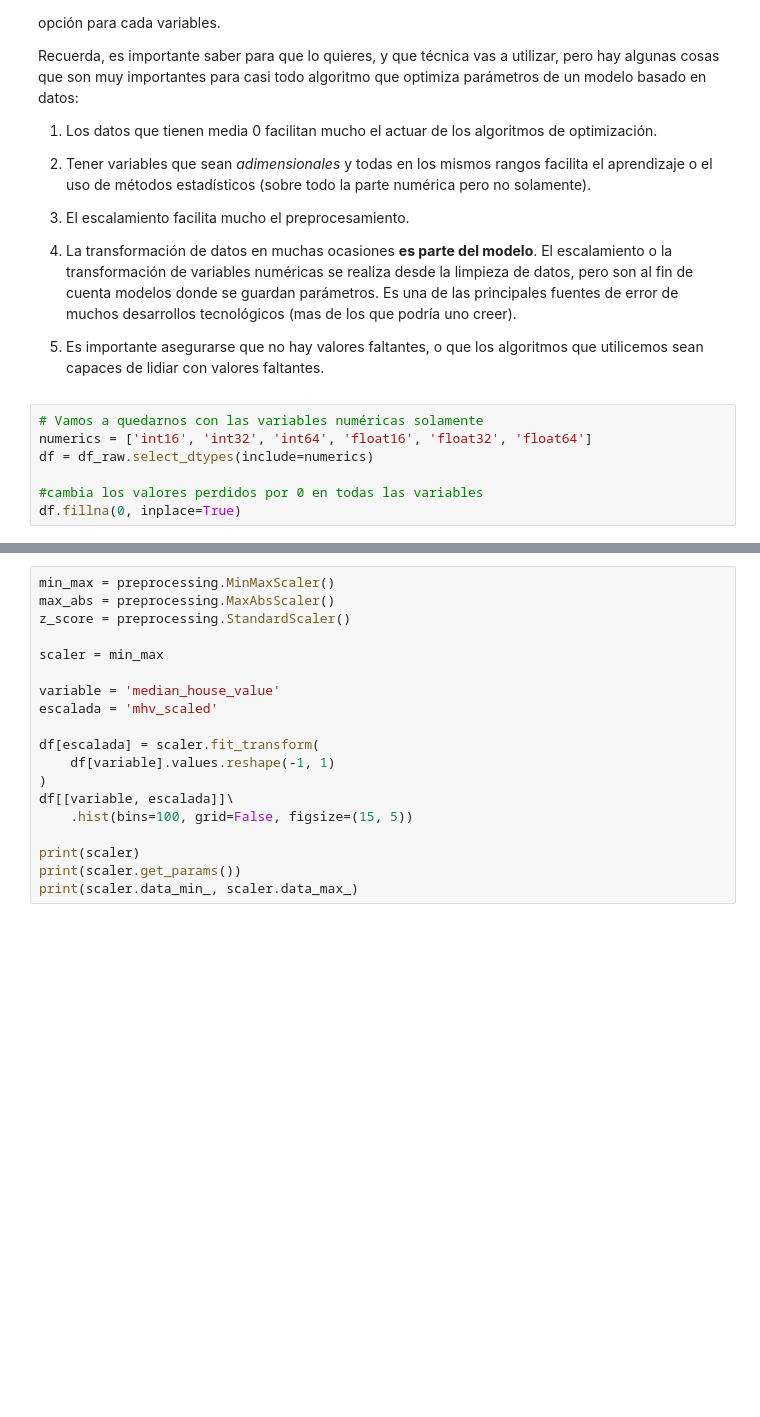
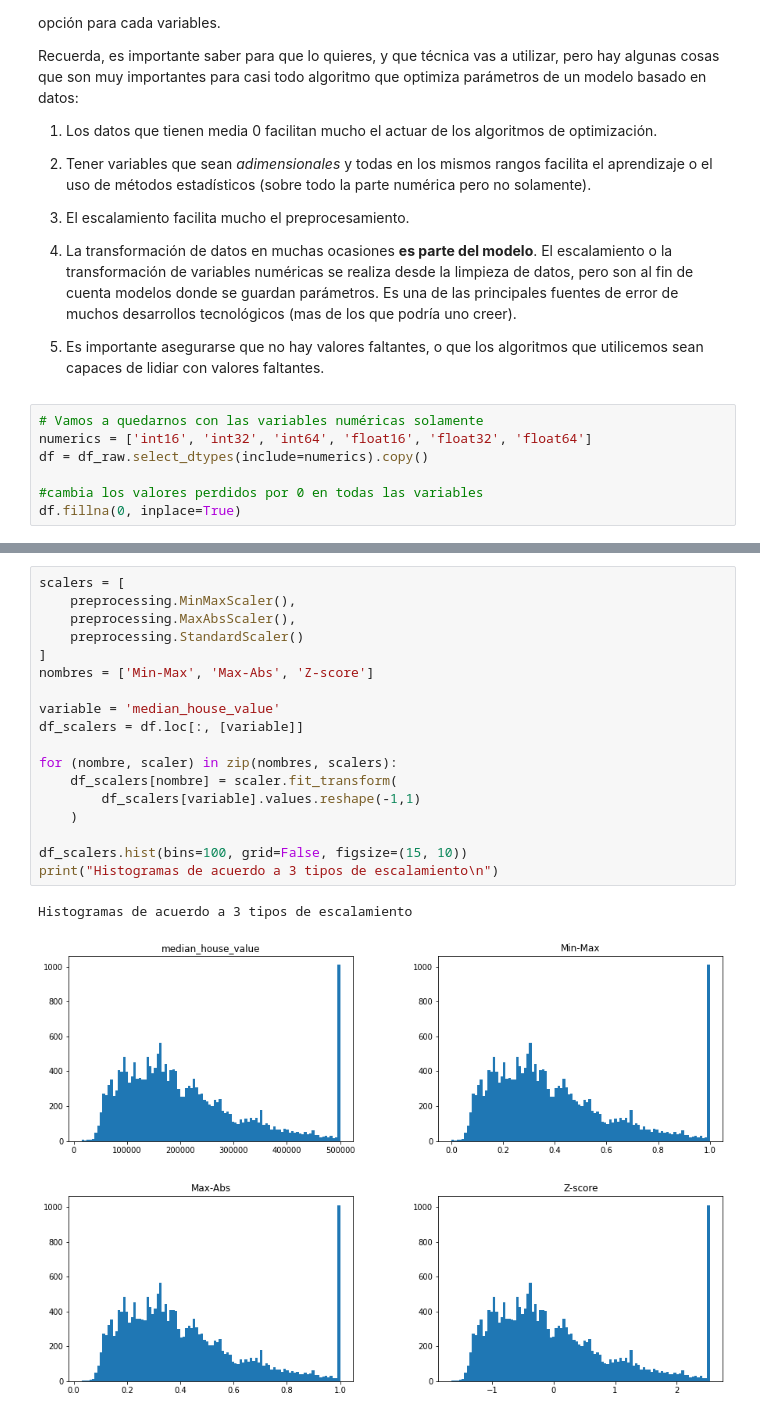
Before and after one commit to mcd-unison/ing-caract, a Jupyter notebook: ejemplos/tipos/python/numericos.ipynb, the cells around one changed output, grey strips where cells are left out. Drawn from its saved outputs; the diff is of its cells as text; blank space fills up the shorter version.

```diff
--- a/ejemplos/tipos/python/numericos.ipynb
+++ b/ejemplos/tipos/python/numericos.ipynb
@@ -109,7 +151,7 @@ Recuerda, es importante saber para que lo quieres, y que técnica vas a utilizar
 # %%
 # Vamos a quedarnos con las variables numéricas solamente
 numerics = ['int16', 'int32', 'int64', 'float16', 'float32', 'float64']
-df = df_raw.select_dtypes(include=numerics)
+df = df_raw.select_dtypes(include=numerics).copy()
 
 #cambia los valores perdidos por 0 en todas las variables
 df.fillna(0, inplace=True)
@@ -130,20 +169,22 @@ Vamos a probar. Revisa que pasa con los diferentes métodos.
 # %%
-min_max = preprocessing.MinMaxScaler()
-max_abs = preprocessing.MaxAbsScaler()
-z_score = preprocessing.StandardScaler()
-
-scaler = min_max
+scalers = [
+    preprocessing.MinMaxScaler(),
+    preprocessing.MaxAbsScaler(),
+    preprocessing.StandardScaler()
+]
+nombres = ['Min-Max', 'Max-Abs', 'Z-score']
 
 variable = 'median_house_value'
-escalada = 'mhv_scaled'
+df_scalers = df.loc[:, [variable]]
 
-df[escalada] = scaler.fit_transform(
-    df[variable].values.reshape(-1, 1)
-)
-df[[variable, escalada]]\
-    .hist(bins=100, grid=False, figsize=(15, 5))
+for (nombre, scaler) in zip(nombres, scalers):
+    df_scalers[nombre] = scaler.fit_transform(
+        df_scalers[variable].values.reshape(-1,1)
+    )
 
-print(scaler)
-print(scaler.get_params())
-print(scaler.data_min_, scaler.data_max_)
+df_scalers.hist(bins=100, grid=False, figsize=(15, 10))
+print("Histogramas de acuerdo a 3 tipos de escalamiento\n")
+# %% [output]
+Histogramas de acuerdo a 3 tipos de escalamiento
+[figure, added]
 # %% [markdown]
```
Also changed, not shown: parts of 24 cells of this notebook.
